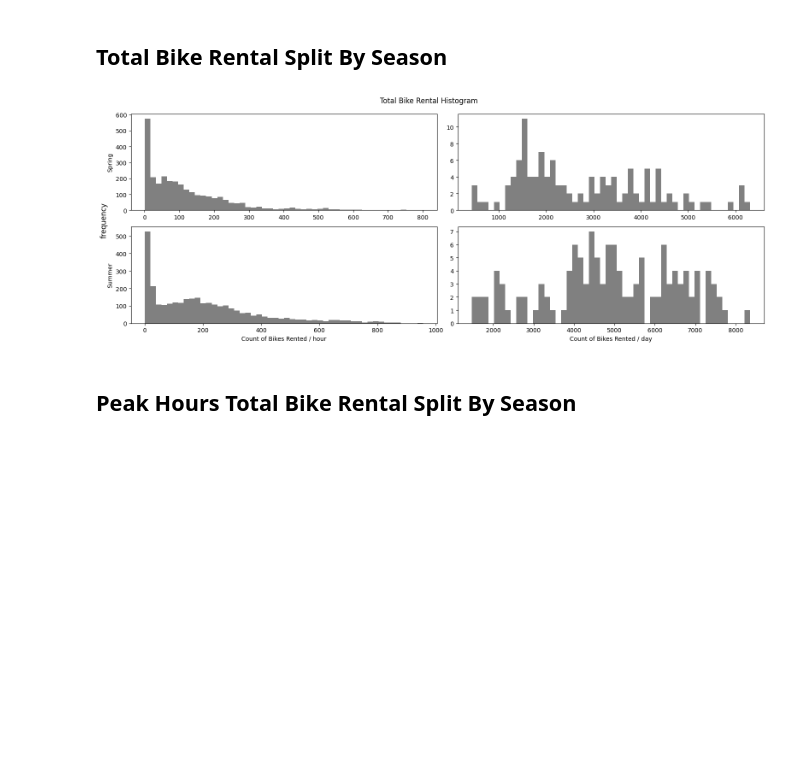
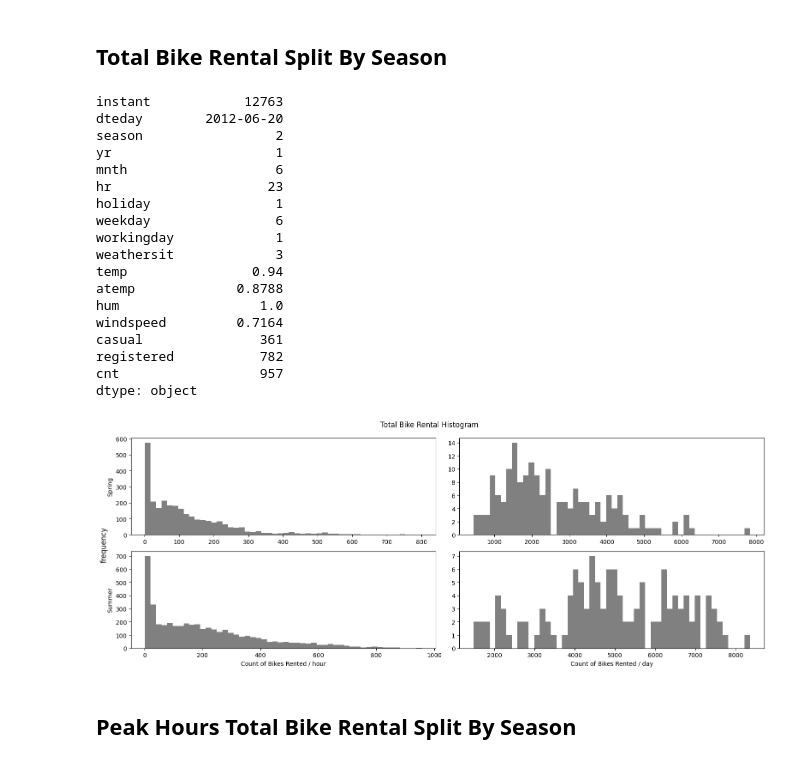
Before and after one commit to seancraven/stat_0028_group_09, a Jupyter notebook: Data_exploration.ipynb, the cells around one changed output. Saved outputs shown, nothing was run; the diff lists cells and outputs as text; code cells hidden in the pictures; blank space fills up the shorter version.

```diff
--- a/Data_exploration.ipynb
+++ b/Data_exploration.ipynb
@@ -34,3 +36,8 @@ ax[1].set_xlabel("Count of Bikes Rented / hour")
 ax[0].set_ylabel("Frequency");
 # %% [output]
 [figure]
+# %%
+hourly_counts = []
+for i in range(24):
+    hourly_counts.append(np.sum(hourly.data["cnt"][hourly.data["hr"] == i]))
+plt.scatter([i for i in range(24)], hourly_counts)
@@ -39,25 +49,44 @@ ax[0].set_ylabel("Frequency");
 # %%
 """
 Here I take the daily and hourly bikedata objects and make new subsets from
 them. Where each one is a separate season.
 """
-spring = daily.subset(eq={"season": 1,"holiday": 0, "workingday": 1})
+spring = daily.subset(eq={"season": 1})
 summer = daily.subset(eq={"season": 2, "holiday": 0, "workingday": 1})
-summer_h = hourly.subset(eq={"season": 2, "holiday": 0, "workingday": 1})
+summer_h = hourly.subset(eq={"season": 2})
+print(np.max(summer_h.data))
 spring_h = hourly.subset(eq={"season": 1, "holiday": 0, "workingday": 1})
 h_d = {"Spring": (spring_h, spring), "Summer": (summer_h, summer)}
 
 fig, ax = plt.subplots(2, 2, figsize=(16, 6))
 for i, (season, (hour, day)) in enumerate(h_d.items()):
     ax[i, 0].hist(hour.data["cnt"], bins=50, color="grey")
     ax[i, 1].hist(day.data["cnt"], bins=50, color="grey")
     ax[i, 0].set_ylabel(season)
 fig.suptitle("Total Bike Rental Histogram")
 ax[1, 1].set_xlabel("Count of Bikes Rented / day")
 ax[1, 0].set_xlabel("Count of Bikes Rented / hour");
 fig.supylabel("frequency")
 fig.tight_layout();
 # %% [output]
+instant            12763
+dteday        2012-06-20
+season                 2
+yr                     1
+mnth                   6
+hr                    23
+holiday                1
+weekday                6
+workingday             1
+weathersit             3
+temp                0.94
+atemp             0.8788
+hum                  1.0
+windspeed         0.7164
+casual               361
+registered           782
+cnt                  957
+dtype: object
-[figure, old version]
+[figure, new version]
 # %% [markdown]
 ## Peak Hours Total Bike Rental Split By Season
```
Also changed, not shown: parts of 11 cells of this notebook, 2 other files.
